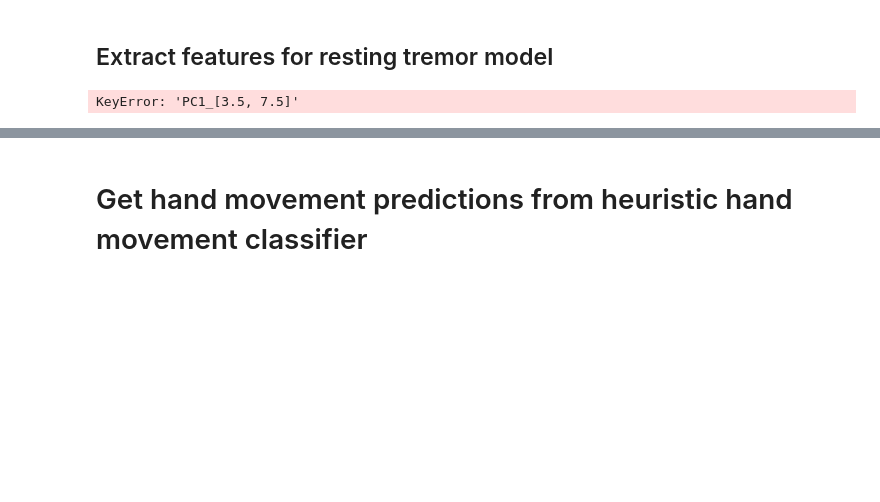
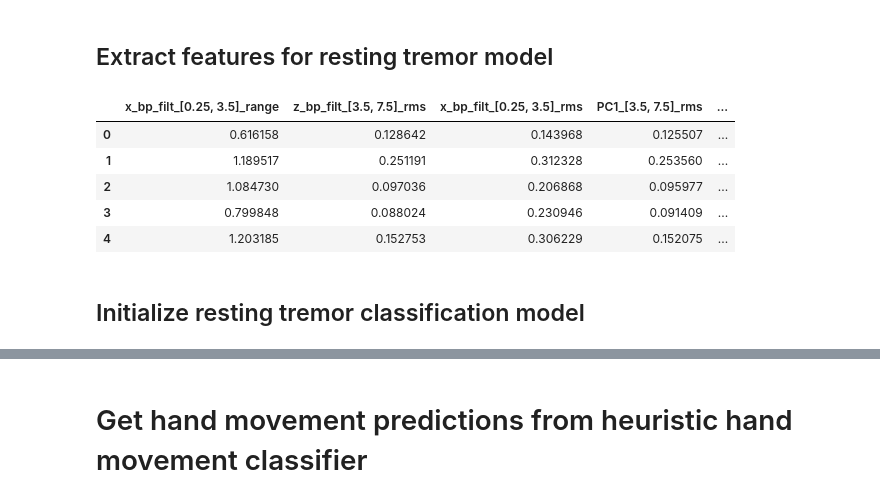
Before and after one commit to NikhilMahadevan/analyze-tremor-bradykinesia-PD, a Jupyter notebook: demo/demo_run_analytics.ipynb, the cells around one changed output, grey strips where cells are left out. Saved outputs shown, nothing was run; the diff lists cells and outputs as text; code cells hidden in the pictures; blank space fills up the shorter version.

Commit message:
update hand movement classifier and ipython notebook

```diff
--- a/demo/demo_run_analytics.ipynb
+++ b/demo/demo_run_analytics.ipynb
@@ -66,7 +66,19 @@ RandomForestClassifier(bootstrap=True, class_weight=None, criterion='gini',
 # %%
 from classifiers import resting_tremor_classifier
 
+# Build feature set in 3 second windows for resting tremor classification
 tremor_classifier_feature_set = resting_tremor_classifier.build_rest_tremor_classification_feature_set(raw_data_df, raw_data_sampling_rate)
 tremor_classifier_feature_set.head()
+
+# Trim calculated features to ones determined from feature selection
+tremor_classifier_feature_set = tremor_classifier_feature_set[constants.TREMOR_FEATURE_SELECTION]
+tremor_classifier_feature_set.head()
 # %% [output]
-KeyError: 'PC1_[3.5, 7.5]'
+|  | x_bp_filt_[0.25, 3.5]_range | z_bp_filt_[3.5, 7.5]_rms | x_bp_filt_[0.25, 3.5]_rms | PC1_[3.5, 7.5]_rms | ... |
+| 0 | 0.616158 | 0.128642 | 0.143968 | 0.125507 | ... |
+| 1 | 1.189517 | 0.251191 | 0.312328 | 0.253560 | ... |
+| 2 | 1.084730 | 0.097036 | 0.206868 | 0.095977 | ... |
+| 3 | 0.799848 | 0.088024 | 0.230946 | 0.091409 | ... |
+| 4 | 1.203185 | 0.152753 | 0.306229 | 0.152075 | ... |
+# %% [markdown]
+## Initialize resting tremor classification model
```
Also changed, not shown: parts of 5 cells of this notebook, 1 other file.
